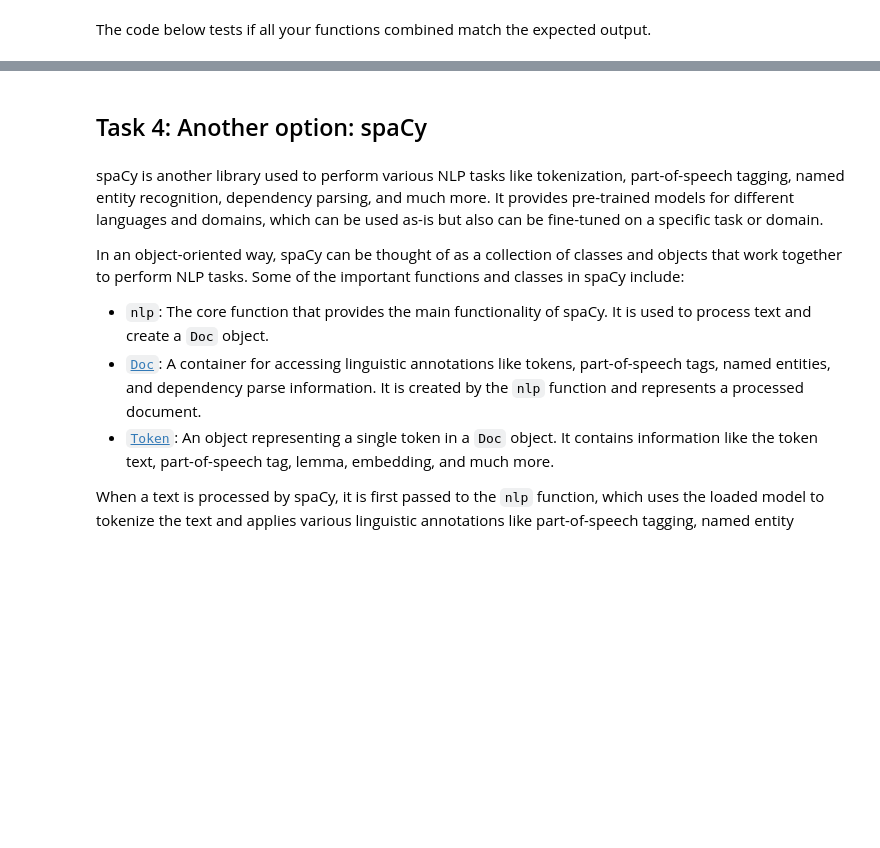
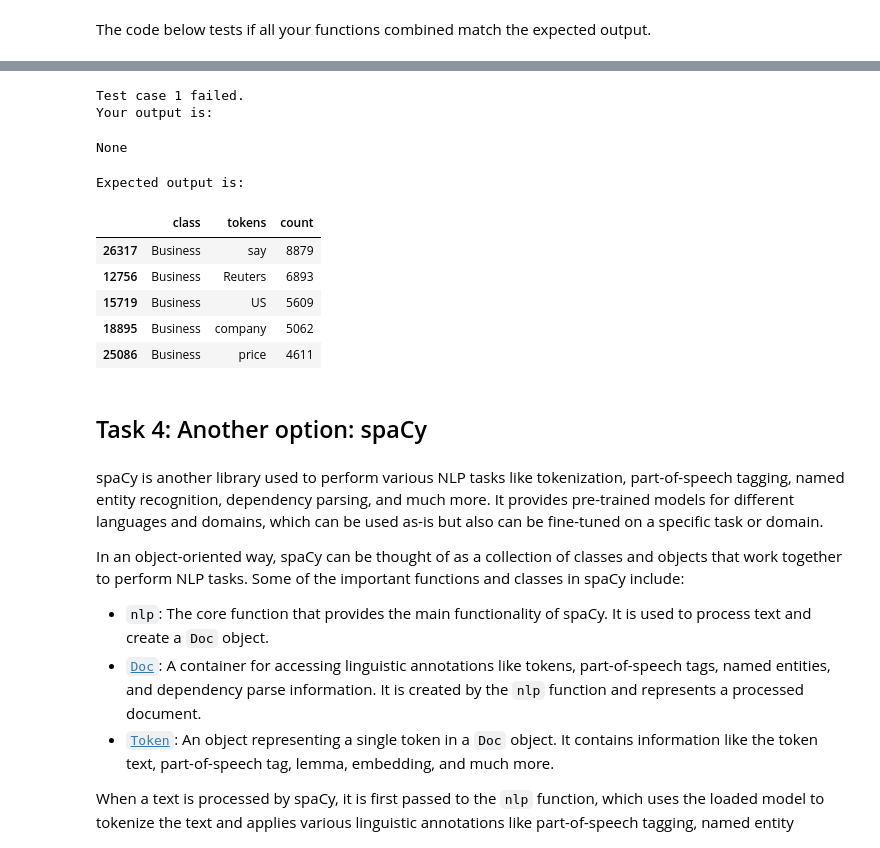
Before and after one commit to MultiX-Amsterdam/text-data-module, a Jupyter notebook: docs/tutorial-text-data.ipynb, the cells around one changed output, grey strips where cells are left out. Drawn from its saved outputs; the diff is of its cells as text; code cells hidden in the pictures; blank space fills up the shorter version.

```diff
--- a/docs/tutorial-text-data.ipynb
+++ b/docs/tutorial-text-data.ipynb
@@ -794,3 +801,17 @@ check_answer_df(most_used_words(df), answer_most_used_words(answer_df))
+# %%
+# Check most used words
+check_answer_df(most_used_words_business, answer_most_used_words(answer_class_distributions_filtered['Business']))
+# %% [output]
+Test case 1 failed.
+Your output is:
+None
+Expected output is:
+|  | class | tokens | count |
+| 26317 | Business | say | 8879 |
+| 12756 | Business | Reuters | 6893 |
+| 15719 | Business | US | 5609 |
+| 18895 | Business | company | 5062 |
+| 25086 | Business | price | 4611 |
 # %% [markdown]
 ## Task 4: Another option: spaCy
 # %% [markdown]
```
Also changed, not shown: parts of 21 cells of this notebook.
